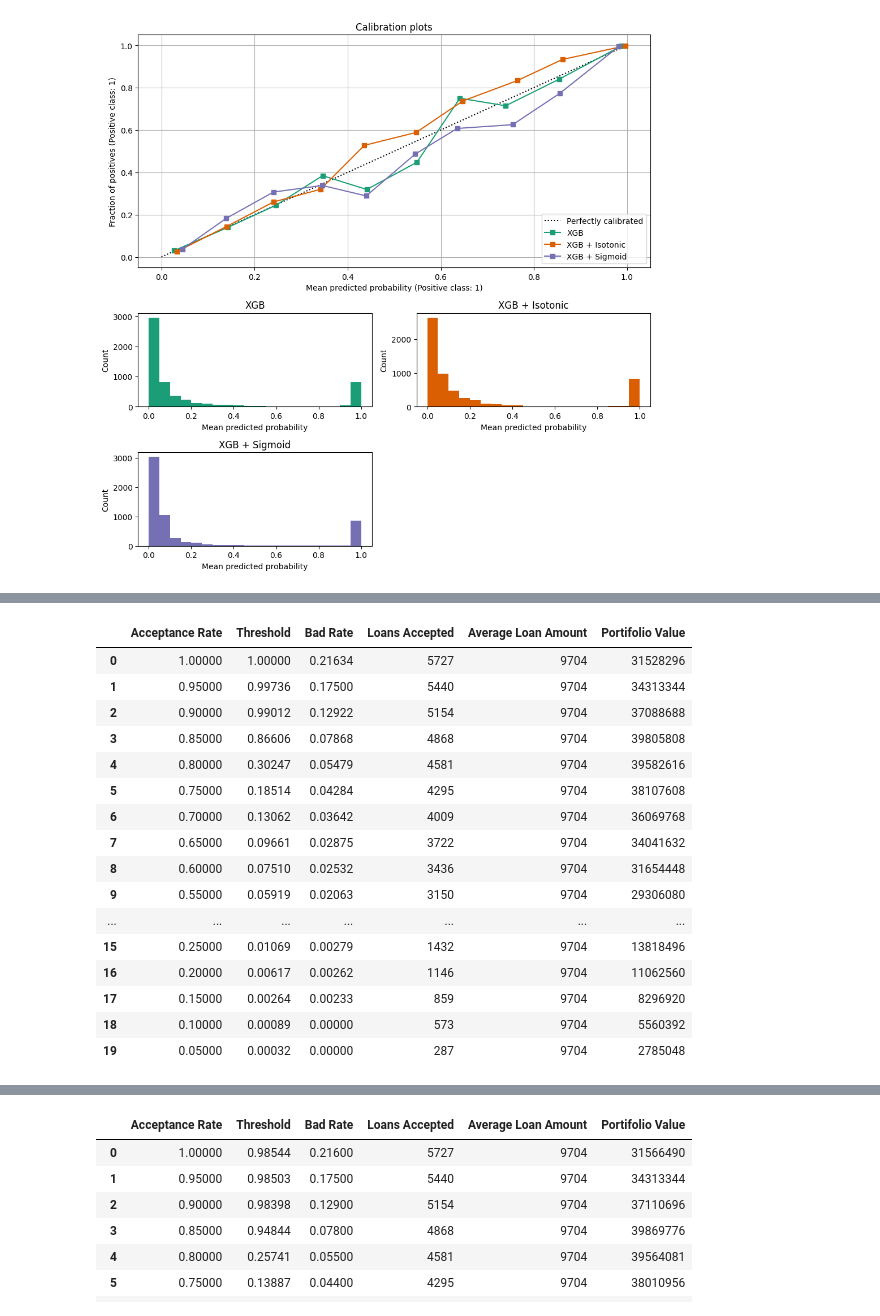
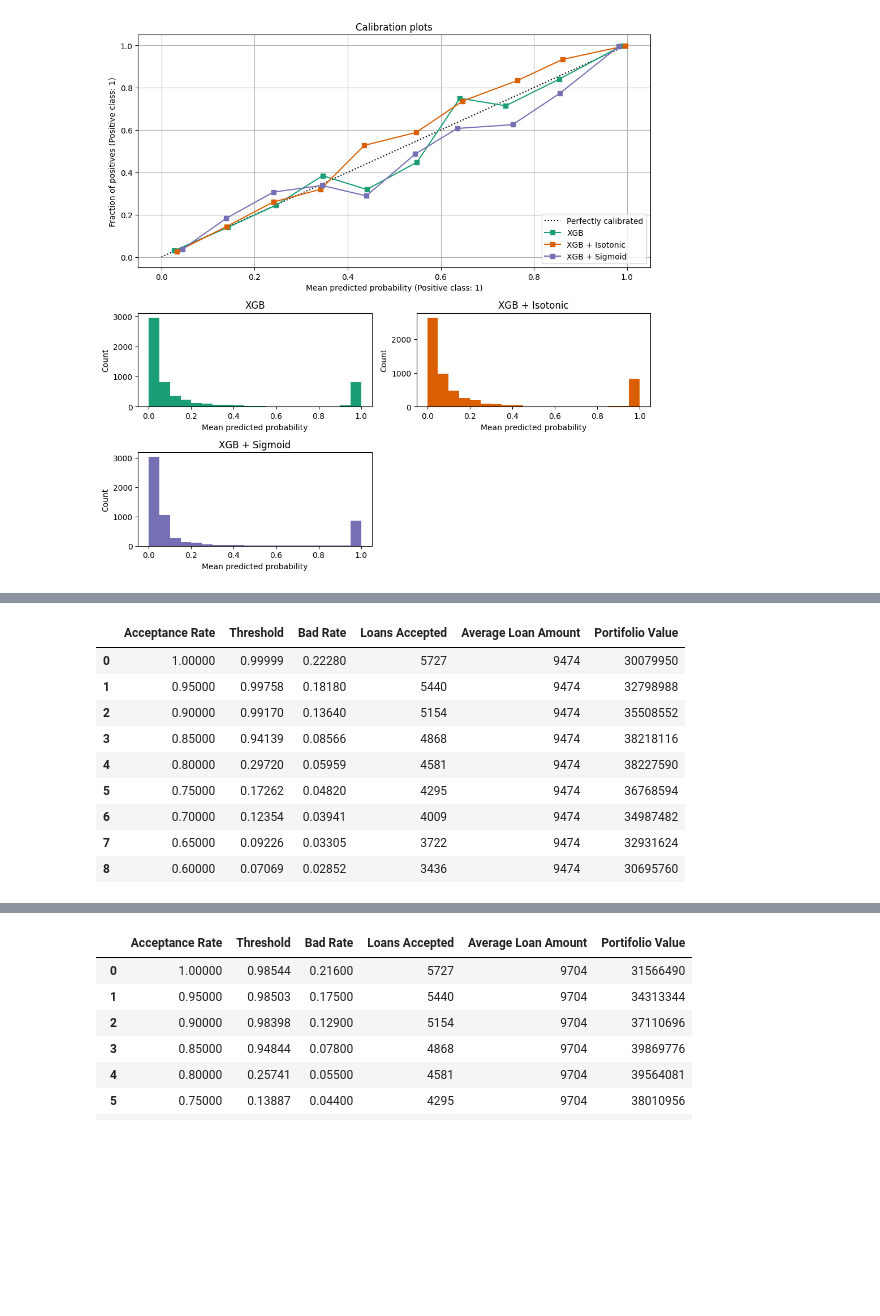
Before and after one commit to felipebita/credit_risk, a Jupyter notebook: notebook/credit_risk_modeling.ipynb, the cells around one changed output, grey strips where cells are left out. Saved outputs shown, nothing was run; the diff lists cells and outputs as text; code cells hidden in the pictures; blank space fills up the shorter version.

```diff
--- a/notebook/credit_risk_modeling.ipynb
+++ b/notebook/credit_risk_modeling.ipynb
@@ -964,3 +964,23 @@ plt.tight_layout()
 plt.show()
 # %% [output]
 [figure]
+# %%
+X = dataset.drop(["loanstatus"], axis=1)
+y = dataset[["loanstatus"]]
+
+X_train, X_test, y_train, y_test = train_test_split(X, y, test_size=0.2, random_state=33)
+
+model = XGBClassifier()
+model.fit(X_train, y_train)
+y_pred = model.predict(X_test)
+y_pred_prob = model.predict_proba(X_test)[:, 1]
+fpr, tpr, thresholds = roc_curve(y_test, y_pred_prob)
+
+model1 = pd.DataFrame({"Balanced Accuracy": balanced_accuracy_score(y_test, y_pred),
+                        "Precision": precision_score(y_test, y_pred),
+                        "Recall": recall_score(y_test, y_pred),
+                        "F1": f1_score(y_test, y_pred),
+                        "Kappa": cohen_kappa_score(y_test, y_pred),
+                        "AUC":auc(fpr, tpr)},
+                       index=["RandomForest"])
+model1
@@ -967,51 +1007,44 @@ plt.show()
 # %%
-y_pred = pd.DataFrame({'trueclass': y_test['loan_status'],
+y_pred = pd.DataFrame({'trueclass': y_test['loanstatus'],
                         "prob": y_pred_prob})
 
 # Populate the arrays for the strategy table with a for loop
 accept_rates = [1.0, 0.95, 0.9, 0.85, 0.8, 0.75, 0.7, 0.65, 0.6]
 thresholds = []
 bad_rates = []
 num_accepted = []
 
 for rate in accept_rates:
     # Calculate the threshold for the acceptance rate
     thresh = np.quantile(y_pred['prob'], rate)
     # Add the threshold value to the list of thresholds
     thresholds.append(thresh)
     # Reassign the loan_status value using the threshold
     y_pred['class'] = y_pred['prob'].apply(lambda x: 1 if x > thresh else 0)
     # Create a set of accepted loans using this acceptance rate
     accepted_loans = y_pred[y_pred['class'] == 0]
     # Calculate and append the bad rate using the acceptance rate
     bad_rates.append(np.sum((accepted_loans['trueclass']) / len(accepted_loans['trueclass'])))
     # Calculate number of accepted loans
     num_accepted.append(len(accepted_loans['trueclass']))
 
 # Create a data frame of the strategy table
 strat_df = pd.DataFrame(zip(accept_rates, thresholds, bad_rates, num_accepted),
                         columns = ['Acceptance Rate','Threshold','Bad Rate', 'Loans Accepted'])
 
-strat_df['Average Loan Amount'] = [int(x) for x in np.repeat(np.mean(X_test['loan_amnt']),len(accept_rates))]
+strat_df['Average Loan Amount'] = [int(x) for x in np.repeat(np.mean(X_test['loanamnt']),len(accept_rates))]
 
 strat_df['Portifolio Value'] = [int(x) for x in ((strat_df['Loans Accepted'] * (1 - strat_df['Bad Rate'])) * strat_df['Average Loan Amount']) - (strat_df['Loans Accepted'] * strat_df['Bad Rate'] * strat_df['Average Loan Amount'])]
 
 strat_df
 # %% [output]
 |  | Acceptance Rate | Threshold | Bad Rate | Loans Accepted | Average Loan Amount | Portifolio Value |
-| 0 | 1.00000 | 1.00000 | 0.21634 | 5727 | 9704 | 31528296 |
-| 1 | 0.95000 | 0.99736 | 0.17500 | 5440 | 9704 | 34313344 |
-| 2 | 0.90000 | 0.99012 | 0.12922 | 5154 | 9704 | 37088688 |
-| 3 | 0.85000 | 0.86606 | 0.07868 | 4868 | 9704 | 39805808 |
-| 4 | 0.80000 | 0.30247 | 0.05479 | 4581 | 9704 | 39582616 |
-| 5 | 0.75000 | 0.18514 | 0.04284 | 4295 | 9704 | 38107608 |
-| 6 | 0.70000 | 0.13062 | 0.03642 | 4009 | 9704 | 36069768 |
-| 7 | 0.65000 | 0.09661 | 0.02875 | 3722 | 9704 | 34041632 |
-| 8 | 0.60000 | 0.07510 | 0.02532 | 3436 | 9704 | 31654448 |
-| 9 | 0.55000 | 0.05919 | 0.02063 | 3150 | 9704 | 29306080 |
-| ... | ... | ... | ... | ... | ... | ... |
-| 15 | 0.25000 | 0.01069 | 0.00279 | 1432 | 9704 | 13818496 |
-| 16 | 0.20000 | 0.00617 | 0.00262 | 1146 | 9704 | 11062560 |
-| 17 | 0.15000 | 0.00264 | 0.00233 | 859 | 9704 | 8296920 |
-| 18 | 0.10000 | 0.00089 | 0.00000 | 573 | 9704 | 5560392 |
-| 19 | 0.05000 | 0.00032 | 0.00000 | 287 | 9704 | 2785048 |
+| 0 | 1.00000 | 0.99999 | 0.22280 | 5727 | 9474 | 30079950 |
+| 1 | 0.95000 | 0.99758 | 0.18180 | 5440 | 9474 | 32798988 |
+| 2 | 0.90000 | 0.99170 | 0.13640 | 5154 | 9474 | 35508552 |
+| 3 | 0.85000 | 0.94139 | 0.08566 | 4868 | 9474 | 38218116 |
+| 4 | 0.80000 | 0.29720 | 0.05959 | 4581 | 9474 | 38227590 |
+| 5 | 0.75000 | 0.17262 | 0.04820 | 4295 | 9474 | 36768594 |
+| 6 | 0.70000 | 0.12354 | 0.03941 | 4009 | 9474 | 34987482 |
+| 7 | 0.65000 | 0.09226 | 0.03305 | 3722 | 9474 | 32931624 |
+| 8 | 0.60000 | 0.07069 | 0.02852 | 3436 | 9474 | 30695760 |
```
Also changed, not shown: parts of 4 cells of this notebook.
